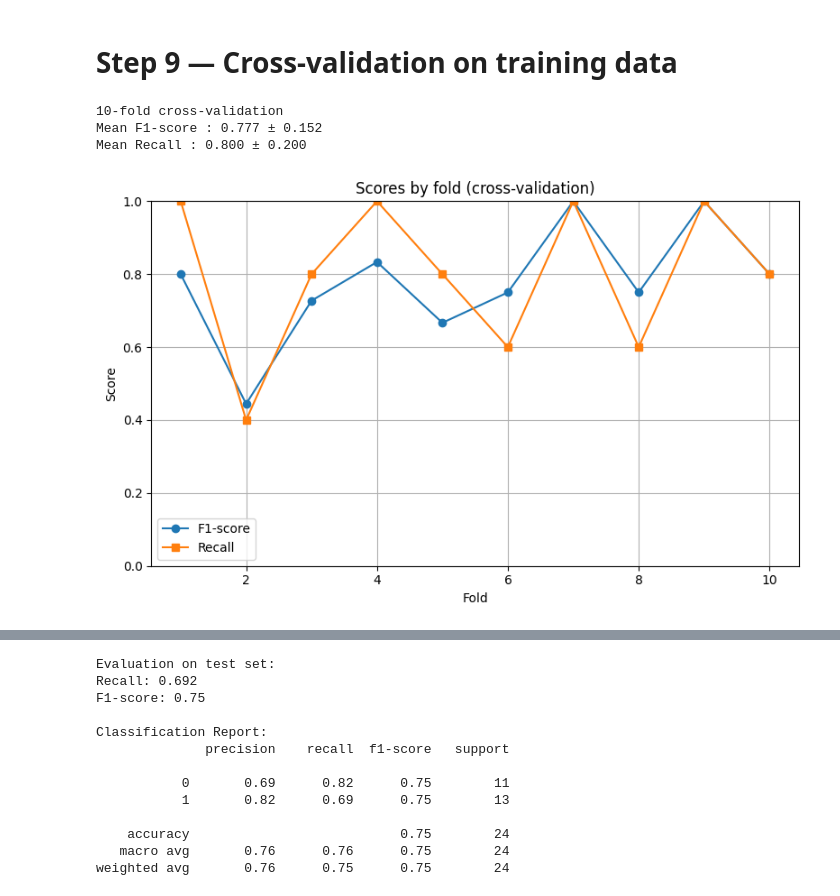
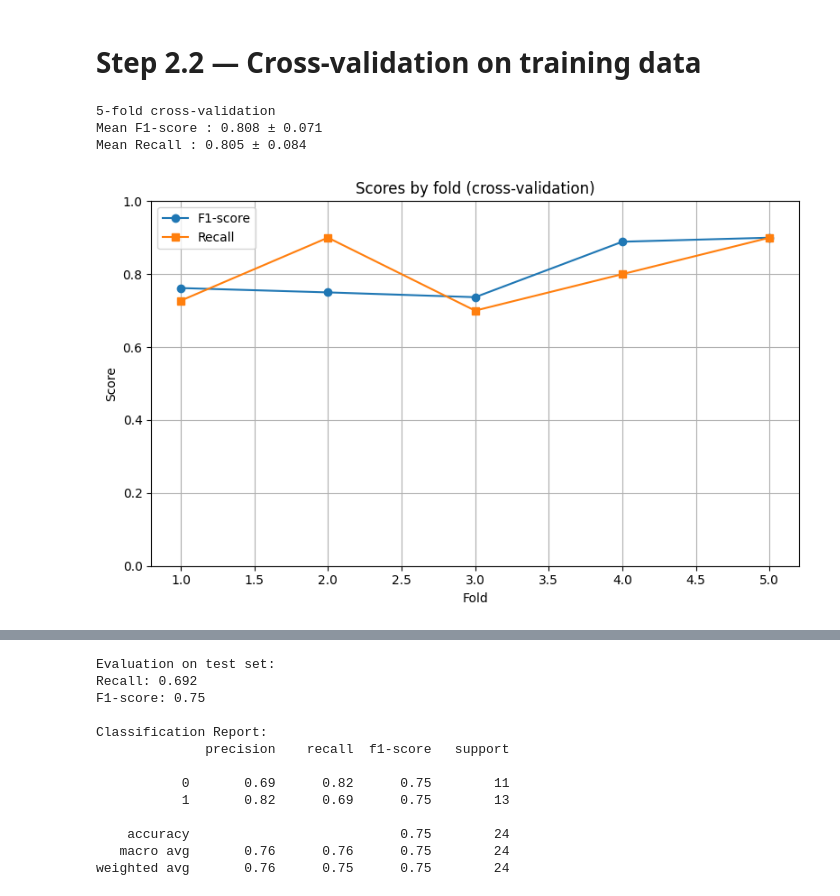
Before and after one commit to ErwanR123/breast-cancer-detection, a Jupyter notebook: logistic_regression.ipynb, the cells around one changed output, grey strips where cells are left out. Cells and saved outputs as stored; diff of their text form; code cells hidden in the pictures.

```diff
--- a/logistic_regression.ipynb
+++ b/logistic_regression.ipynb
@@ -611,32 +142,32 @@ However, this simple model does not yet account for variable interactions, non-l
 # %% [markdown]
-# Step 9 — Cross-validation on training data
+# Step 2.2 — Cross-validation on training data
 # %%
 from sklearn.model_selection import cross_val_score
 
 # 10-fold cross-validation on the simple model
-f1_scores = cross_val_score(logreg_simple, X_train_scaled, y_train, cv=10, scoring='f1')
-rec_scores = cross_val_score(logreg_simple, X_train_scaled, y_train, cv=10, scoring='recall')
+f1_scores = cross_val_score(logreg_simple, X_train_scaled, y_train, cv=5, scoring='f1')
+rec_scores = cross_val_score(logreg_simple, X_train_scaled, y_train, cv=5, scoring='recall')
 
 # Summary
-print("10-fold cross-validation")
+print("5-fold cross-validation")
 print(f"Mean F1-score : {f1_scores.mean():.3f} ± {f1_scores.std():.3f}")
 print(f"Mean Recall : {rec_scores.mean():.3f} ± {rec_scores.std():.3f}")
 
 # Visualization of scores by fold
 folds = range(1, len(f1_scores) + 1)
 plt.figure(figsize=(8, 5))
 plt.plot(folds, f1_scores, marker='o', label='F1-score')
 plt.plot(folds, rec_scores, marker='s', label='Recall')
 plt.title("Scores by fold (cross-validation)")
 plt.xlabel("Fold")
 plt.ylabel("Score")
 plt.ylim(0, 1)
 plt.grid(True)
 plt.legend()
 plt.tight_layout()
 plt.show()
 # %% [output]
-10-fold cross-validation
-Mean F1-score : 0.777 ± 0.152
-Mean Recall : 0.800 ± 0.200
+5-fold cross-validation
+Mean F1-score : 0.808 ± 0.071
+Mean Recall : 0.805 ± 0.084
-[figure, old version]
+[figure, new version]
```
Also changed, not shown: parts of 38 cells of this notebook.
